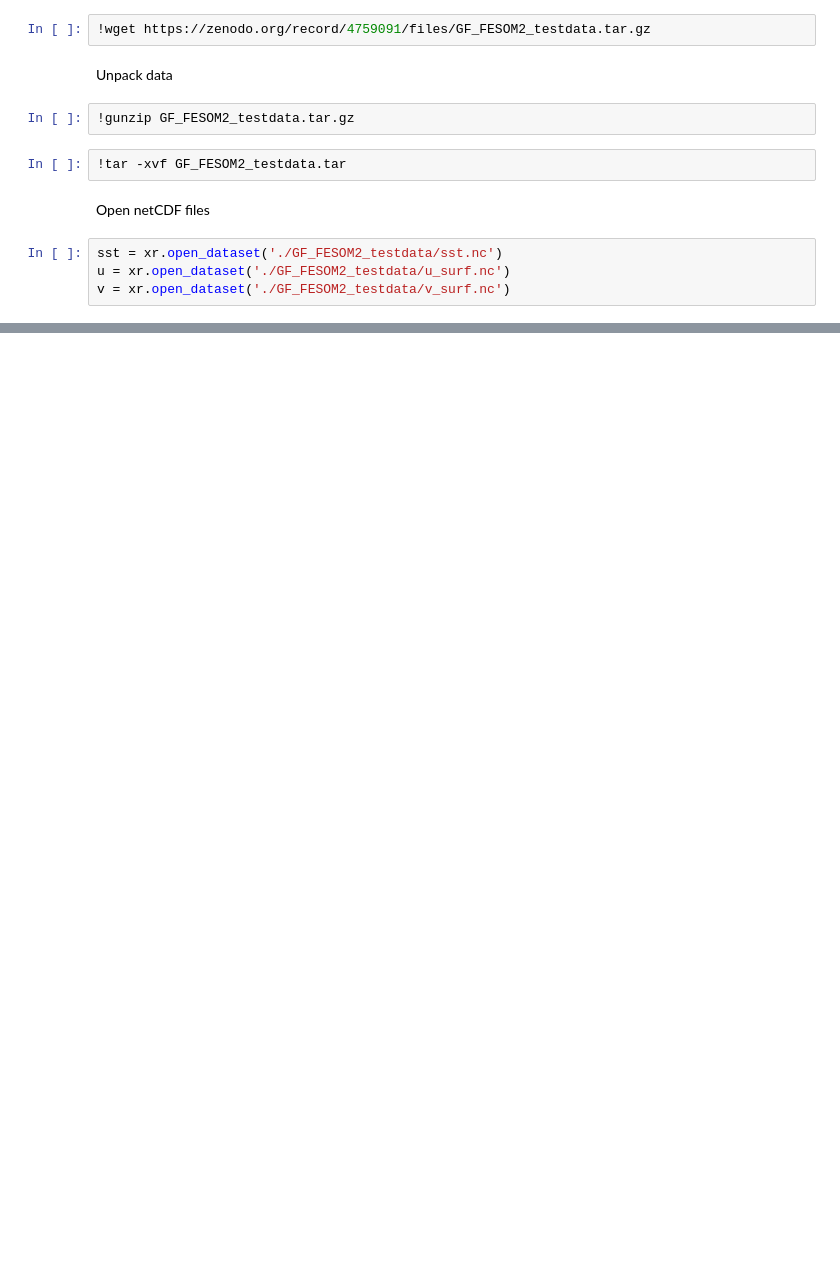
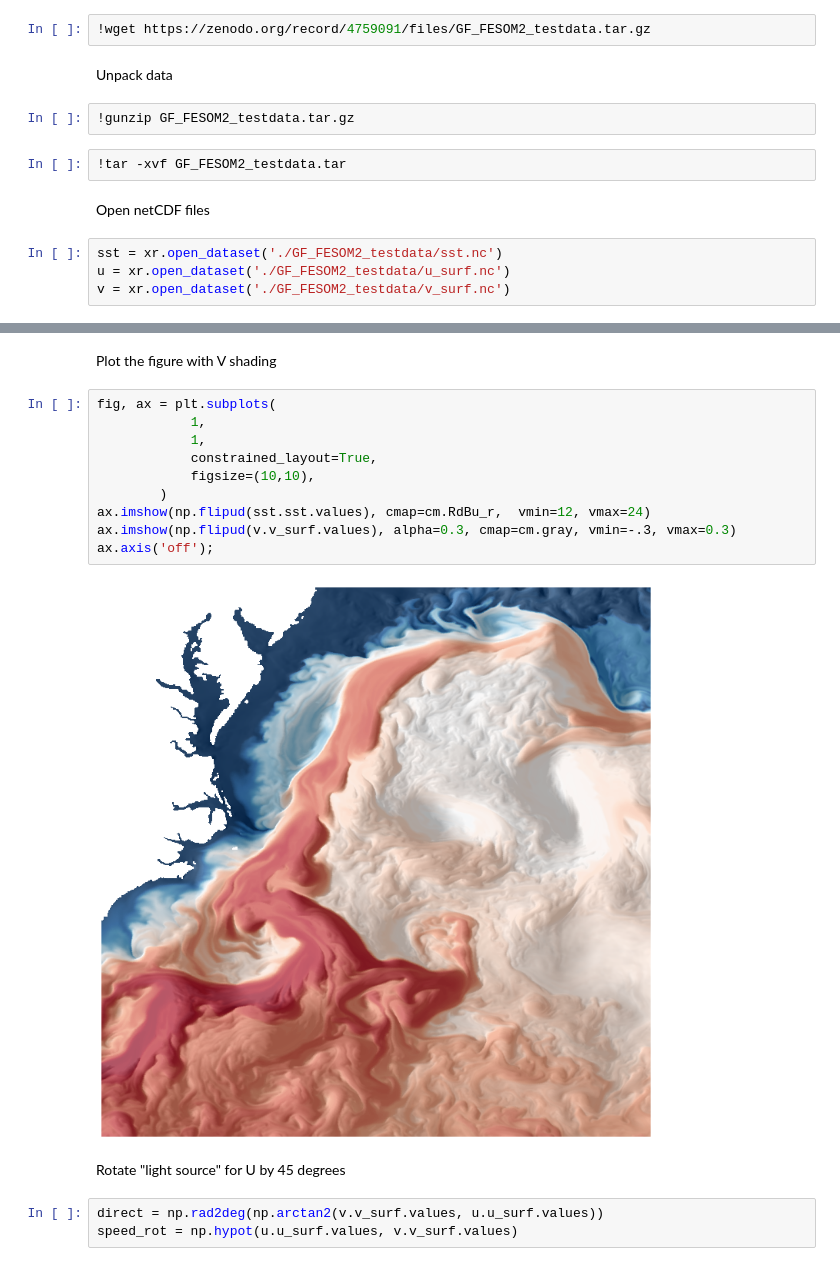
Before and after one commit to koldunovn/FESOM_SST_shaded_by_U, a Jupyter notebook: FESOM_SST_shaded_by_U.ipynb, the cells around one changed output, grey strips where cells are left out. Drawn from its saved outputs; the diff is of its cells as text; blank space fills up the shorter version.

```diff
--- a/FESOM_SST_shaded_by_U.ipynb
+++ b/FESOM_SST_shaded_by_U.ipynb
@@ -35,2 +35,21 @@ plt.savefig('./out_figure.png', dpi=300)
 # %% [output]
 [figure]
+# %% [markdown]
+Plot the figure with V shading
+# %%
+fig, ax = plt.subplots(
+            1,
+            1,
+            constrained_layout=True,
+            figsize=(10,10),
+        )
+ax.imshow(np.flipud(sst.sst.values), cmap=cm.RdBu_r,  vmin=12, vmax=24)
+ax.imshow(np.flipud(v.v_surf.values), alpha=0.3, cmap=cm.gray, vmin=-.3, vmax=0.3)
+ax.axis('off');
+# %% [output]
+[figure, added]
+# %% [markdown]
+Rotate "light source" for U by 45 degrees
+# %%
+direct = np.rad2deg(np.arctan2(v.v_surf.values, u.u_surf.values))
+speed_rot = np.hypot(u.u_surf.values, v.v_surf.values)
```
Also changed, not shown: parts of 3 cells of this notebook.
